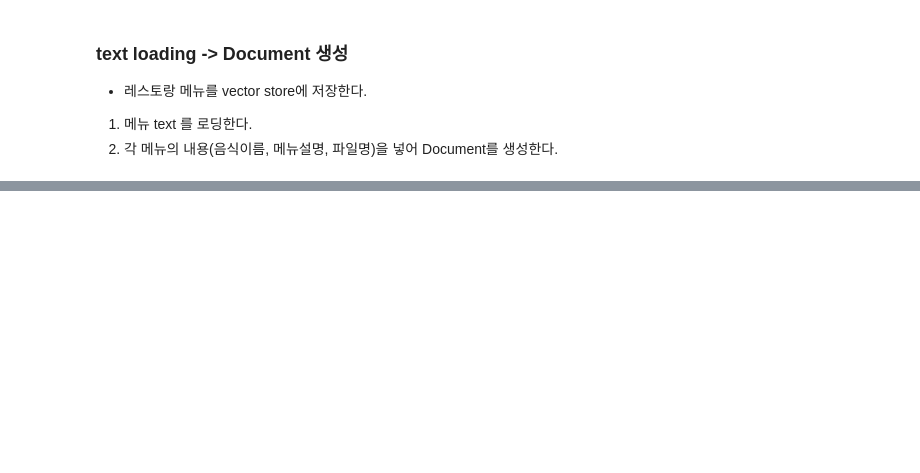
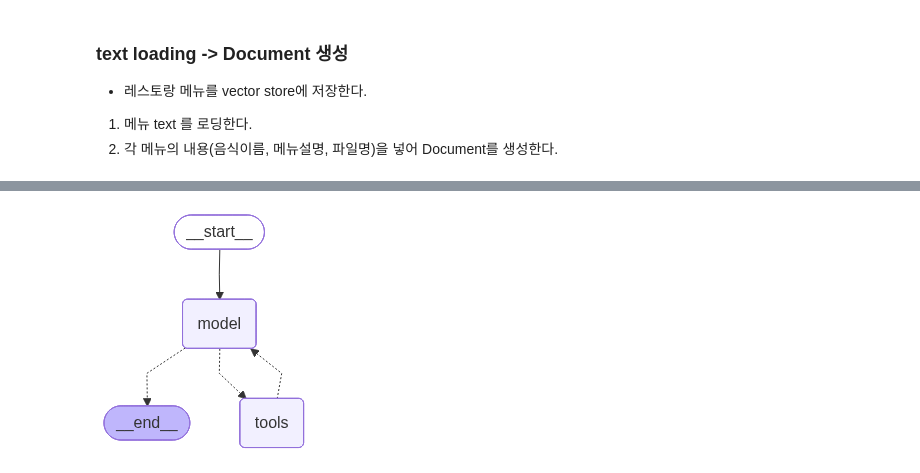
Before and after one commit to leeyonghyok/SKN31, a Jupyter notebook: 10_AI_Agent/Lee_11_Agent_개요-ToolCalling.ipynb, the cells around one changed output, grey strips where cells are left out. Saved outputs shown, nothing was run; the diff lists cells and outputs as text; code cells hidden in the pictures; blank space fills up the shorter version.

```diff
--- a/10_AI_Agent/Lee_11_Agent_개요-ToolCalling.ipynb
+++ b/10_AI_Agent/Lee_11_Agent_개요-ToolCalling.ipynb
@@ -1041,0 +1209,47 @@ retriever = menu_retriever.configurable_fields(
+# %%
+system_prompt  = """
+당신은 레스토랑 메뉴 정보와 일반적인 음식 관련 지식을 제공하는 AI 어시스턴트입니다.
+주요 목표는 사용자의 요청에 대한 정확한 정보를 제공하고 메뉴를 추천하는 것입니다.
+
+주요 지침들(guidelines):
+1. 레스토랑의 메뉴관련 정보를 확인하려면 search_menu_tool 도구를 사용하십시오. 이 도구는 레스토랑의 메뉴들의 가격, 음식의 특징들에 대한 정보를 제공합니다.
+2. 사용자 요청한 음식에 menu에 없을 경우에는 tavily_search 도구를 이용해서 음식을 검색해서 추천합니다.
+3. 음식과 관련없는 요청 중에 최신정보가 필요한 경우에도 tavily_search 도구를 사용해서 정보를 검색해서 제공합니다.
+4. 일반적인 음식 정보, 음식의 유래, 문화적 배경에 대한 정보는 search_wikipedia_korea 도구를 사용하십시오. 이 도구는 한국 wikipedia 에서 정보를 검색해서 제공합니다.
+5. 검색 결과를 기반으로 명확하고 간결한 답변을 제공하십시오.
+6. 요청 받은 질문이 모호하거나 필요한 정보가 부족한 경우 정중하게 설명을 요청하세요.
+7. 메뉴 정보를 제공할 때는 가격, 주재료, 특징 순으로 설명하세요.
+8. 메뉴를 추천 할 때는 간단하게 추천 이유를 설명해주세요.
+9. 최종 응답은 챗봇과 같은 대화형 스타일을 유지하세요. 친근하고 매력적이며 자연스럽게 소통하되 전문성을 보이는 어조를 유지하세요.
+
+- 각 도구의 목적과 기능을 정확하게 이해하고 각 적절한 상황에서 사용하세요.
+- 각 도구들을 결합해서 사용자의 요청에 정확한 대답을 하세요.
+- 항상 가장 최신의 정확한 정보를 제공하기 위해 노력하세요.
+"""
+# %%
+from langchain.agents import create_agent
+from langchain_tavily import TavilySearch
+from tools import wikipedia_search_tool, search_menu_tool
+from langchain_openai import ChatOpenAI
+from dotenv import load_dotenv
+
+# 툴들 정의
+tavily_search = TavilySearch(max_results=5)
+tools = [wikipedia_search_tool, search_menu_tool, tavily_search]
+
+# 모델 정의
+model = ChatOpenAI(model="gpt-5.4-mini")
+
+# 에이전트 생성
+agent = create_agent(
+    model=model,
+    tools=tools,
+    system_prompt=system_prompt,
+)
+# %%
+from IPython.display import Image, display
+display(Image(
+    agent.get_graph().draw_mermaid_png()
+))
+# %% [output]
+[figure, added]
```
Also changed, not shown: parts of 52 cells of this notebook, 12 other files.
